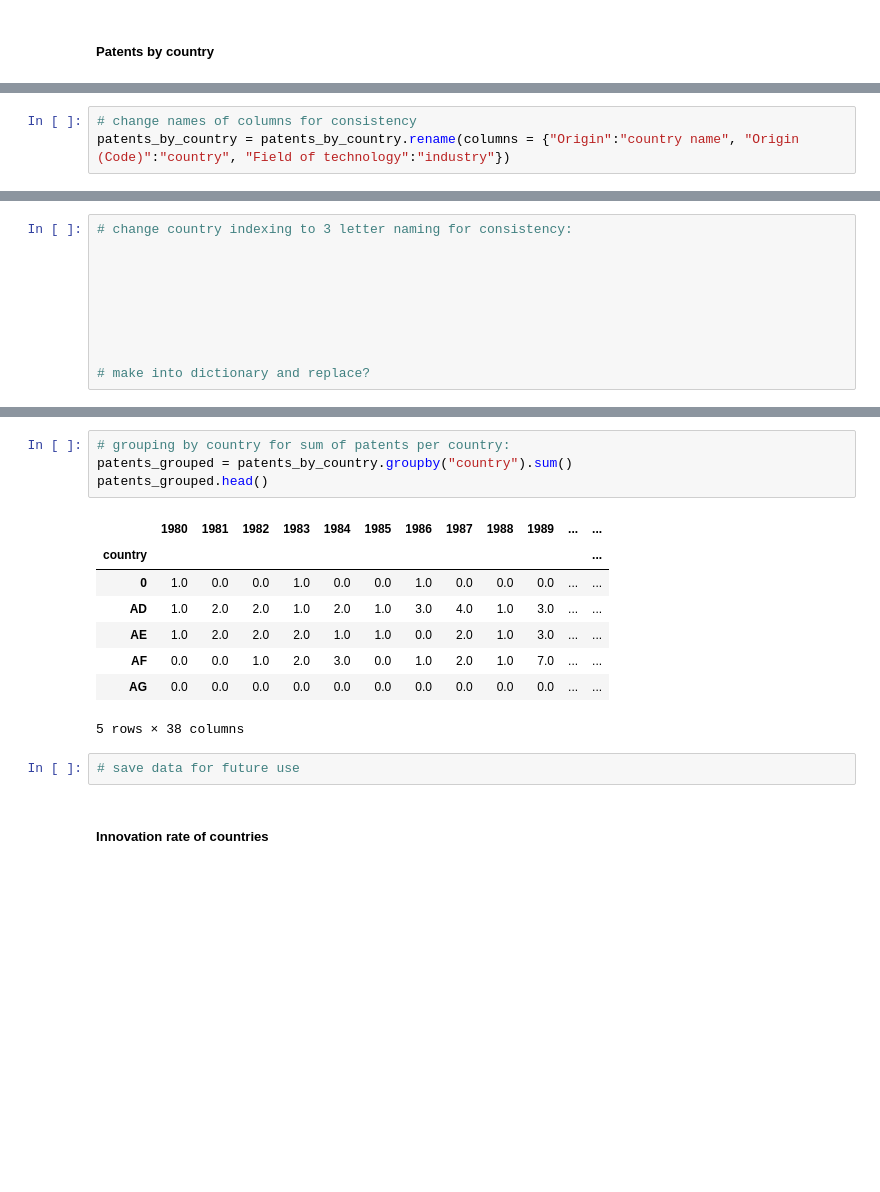
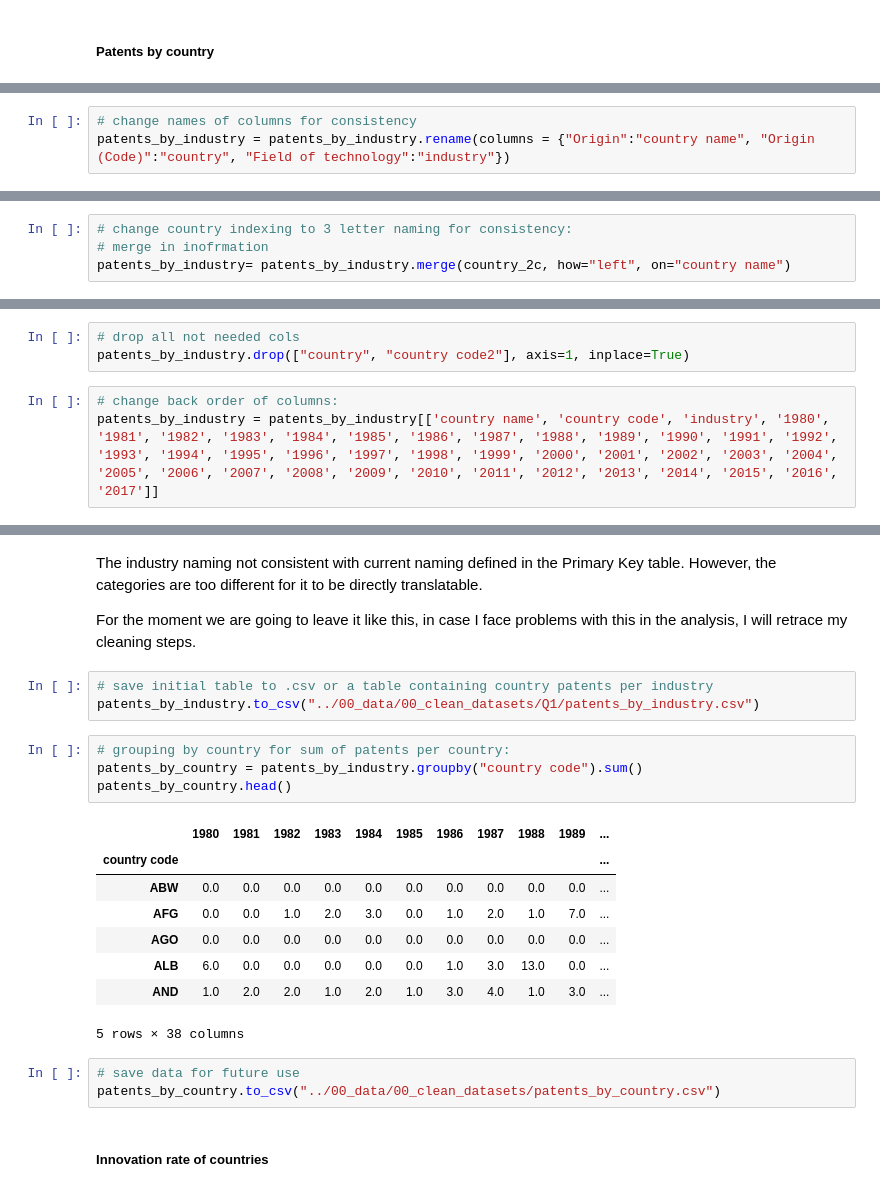
Before and after one commit to FHnt97/Project-Week-8-Final-Project, a Jupyter notebook: your-project/01_code/01_Data_warangling.ipynb, the cells around one changed output, grey strips where cells are left out. Drawn from its saved outputs; the diff is of its cells as text; blank space fills up the shorter version.

```diff
--- a/your-project/01_code/01_Data_warangling.ipynb
+++ b/your-project/01_code/01_Data_warangling.ipynb
@@ -126,3 +189,3 @@ patents_by_country = patents_by_country.fillna(0)
 # %%
 # change names of columns for consistency
-patents_by_country = patents_by_country.rename(columns = {"Origin":"country name", "Origin (Code)":"country", "Field of technology":"industry"})
+patents_by_industry = patents_by_industry.rename(columns = {"Origin":"country name", "Origin (Code)":"country", "Field of technology":"industry"})
@@ -129,10 +196,4 @@ patents_by_country = patents_by_country.rename(columns = {"Origin":"country name
 # %%
 # change country indexing to 3 letter naming for consistency:
-
-
-
-
-
-
-
-# make into dictionary and replace?
+# merge in inofrmation
+patents_by_industry= patents_by_industry.merge(country_2c, how="left", on="country name")
@@ -161,0 +200,6 @@ Name: industry, dtype: int64
+# %%
+# drop all not needed cols
+patents_by_industry.drop(["country", "country code2"], axis=1, inplace=True)
+# %%
+# change back order of columns:
+patents_by_industry = patents_by_industry[['country name', 'country code', 'industry', '1980', '1981', '1982', '1983', '1984', '1985', '1986', '1987', '1988', '1989', '1990', '1991', '1992', '1993', '1994', '1995', '1996', '1997', '1998', '1999', '2000', '2001', '2002', '2003', '2004', '2005', '2006', '2007', '2008', '2009', '2010', '2011', '2012', '2013', '2014', '2015', '2016', '2017']]
@@ -162,18 +227,26 @@ Name: industry, dtype: int64
+# %% [markdown]
+The industry naming not consistent with current naming defined in the Primary Key table. However, the categories are too different for it to be directly translatable.
+
+For the moment we are going to leave it like this, in case I face problems with this in the analysis, I will retrace my cleaning steps.
+# %%
+# save initial table to .csv or a table containing country patents per industry
+patents_by_industry.to_csv("../00_data/00_clean_datasets/Q1/patents_by_industry.csv")
 # %%
 # grouping by country for sum of patents per country:
-patents_grouped = patents_by_country.groupby("country").sum()
-patents_grouped.head()
+patents_by_country = patents_by_industry.groupby("country code").sum()
+patents_by_country.head()
 # %% [output]
-|  | 1980 | 1981 | 1982 | 1983 | 1984 | 1985 | 1986 | 1987 | 1988 | 1989 | ... | ... |
-| country |  |  |  |  |  |  |  |  |  |  |  | ... |
-| 0 | 1.0 | 0.0 | 0.0 | 1.0 | 0.0 | 0.0 | 1.0 | 0.0 | 0.0 | 0.0 | ... | ... |
-| AD | 1.0 | 2.0 | 2.0 | 1.0 | 2.0 | 1.0 | 3.0 | 4.0 | 1.0 | 3.0 | ... | ... |
-| AE | 1.0 | 2.0 | 2.0 | 2.0 | 1.0 | 1.0 | 0.0 | 2.0 | 1.0 | 3.0 | ... | ... |
-| AF | 0.0 | 0.0 | 1.0 | 2.0 | 3.0 | 0.0 | 1.0 | 2.0 | 1.0 | 7.0 | ... | ... |
-| AG | 0.0 | 0.0 | 0.0 | 0.0 | 0.0 | 0.0 | 0.0 | 0.0 | 0.0 | 0.0 | ... | ... |
+|  | 1980 | 1981 | 1982 | 1983 | 1984 | 1985 | 1986 | 1987 | 1988 | 1989 | ... |
+| country code |  |  |  |  |  |  |  |  |  |  | ... |
+| ABW | 0.0 | 0.0 | 0.0 | 0.0 | 0.0 | 0.0 | 0.0 | 0.0 | 0.0 | 0.0 | ... |
+| AFG | 0.0 | 0.0 | 1.0 | 2.0 | 3.0 | 0.0 | 1.0 | 2.0 | 1.0 | 7.0 | ... |
+| AGO | 0.0 | 0.0 | 0.0 | 0.0 | 0.0 | 0.0 | 0.0 | 0.0 | 0.0 | 0.0 | ... |
+| ALB | 6.0 | 0.0 | 0.0 | 0.0 | 0.0 | 0.0 | 1.0 | 3.0 | 13.0 | 0.0 | ... |
+| AND | 1.0 | 2.0 | 2.0 | 1.0 | 2.0 | 1.0 | 3.0 | 4.0 | 1.0 | 3.0 | ... |
 5 rows × 38 columns
 # %%
 # save data for future use
+patents_by_country.to_csv("../00_data/00_clean_datasets/patents_by_country.csv")
 # %% [markdown]
 #####  Innovation rate of countries
 # %%
```
Also changed, not shown: parts of 89 cells of this notebook.
